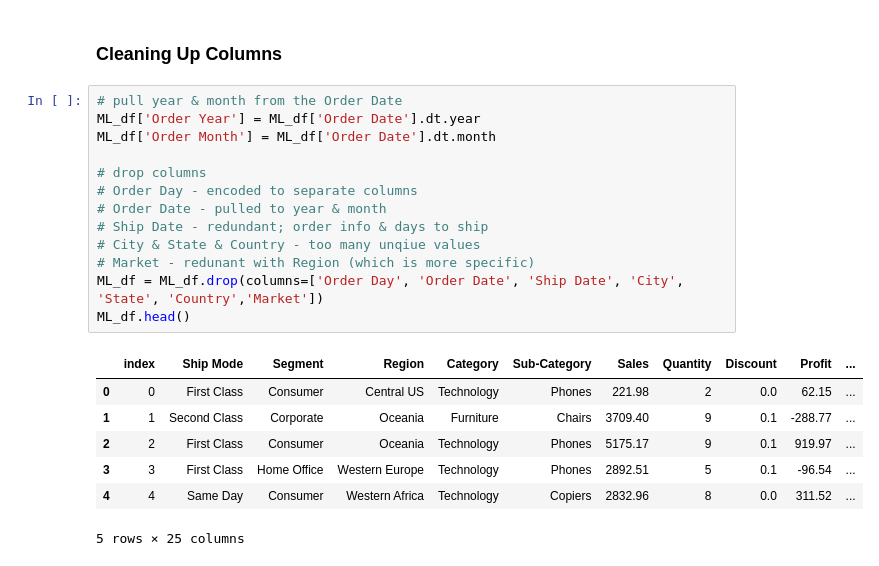
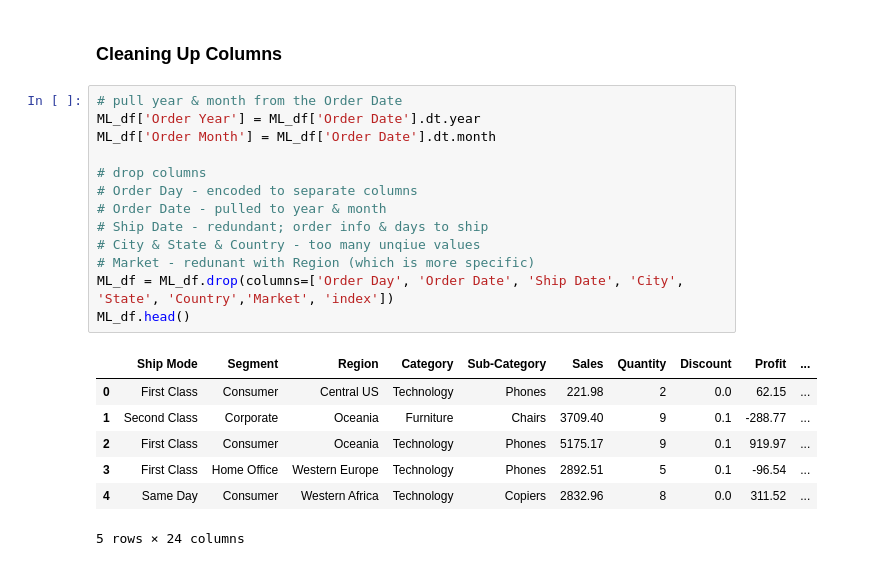
Before and after one commit to rachael-meinders/superstore, a Jupyter notebook: linear_logstic_regression.ipynb, the cells around one changed output. Drawn from its saved outputs; the diff is of its cells as text.

```diff
--- a/linear_logstic_regression.ipynb
+++ b/linear_logstic_regression.ipynb
@@ -133,21 +135,21 @@ Index(['index', 'Order Date', 'Ship Date', 'Ship Mode', 'Segment', 'City',
 # %%
 # pull year & month from the Order Date
 ML_df['Order Year'] = ML_df['Order Date'].dt.year
 ML_df['Order Month'] = ML_df['Order Date'].dt.month
 
 # drop columns
 # Order Day - encoded to separate columns
 # Order Date - pulled to year & month
 # Ship Date - redundant; order info & days to ship
 # City & State & Country - too many unqiue values
 # Market - redunant with Region (which is more specific)
-ML_df = ML_df.drop(columns=['Order Day', 'Order Date', 'Ship Date', 'City', 'State', 'Country','Market'])
+ML_df = ML_df.drop(columns=['Order Day', 'Order Date', 'Ship Date', 'City', 'State', 'Country','Market', 'index'])
 ML_df.head()
 # %% [output]
-|  | index | Ship Mode | Segment | Region | Category | Sub-Category | Sales | Quantity | Discount | Profit | ... |
-| 0 | 0 | First Class | Consumer | Central US | Technology | Phones | 221.98 | 2 | 0.0 | 62.15 | ... |
-| 1 | 1 | Second Class | Corporate | Oceania | Furniture | Chairs | 3709.40 | 9 | 0.1 | -288.77 | ... |
-| 2 | 2 | First Class | Consumer | Oceania | Technology | Phones | 5175.17 | 9 | 0.1 | 919.97 | ... |
-| 3 | 3 | First Class | Home Office | Western Europe | Technology | Phones | 2892.51 | 5 | 0.1 | -96.54 | ... |
-| 4 | 4 | Same Day | Consumer | Western Africa | Technology | Copiers | 2832.96 | 8 | 0.0 | 311.52 | ... |
+|  | Ship Mode | Segment | Region | Category | Sub-Category | Sales | Quantity | Discount | Profit | ... |
+| 0 | First Class | Consumer | Central US | Technology | Phones | 221.98 | 2 | 0.0 | 62.15 | ... |
+| 1 | Second Class | Corporate | Oceania | Furniture | Chairs | 3709.40 | 9 | 0.1 | -288.77 | ... |
+| 2 | First Class | Consumer | Oceania | Technology | Phones | 5175.17 | 9 | 0.1 | 919.97 | ... |
+| 3 | First Class | Home Office | Western Europe | Technology | Phones | 2892.51 | 5 | 0.1 | -96.54 | ... |
+| 4 | Same Day | Consumer | Western Africa | Technology | Copiers | 2832.96 | 8 | 0.0 | 311.52 | ... |
-5 rows × 25 columns
+5 rows × 24 columns
```
Also changed, not shown: parts of 21 cells of this notebook.
